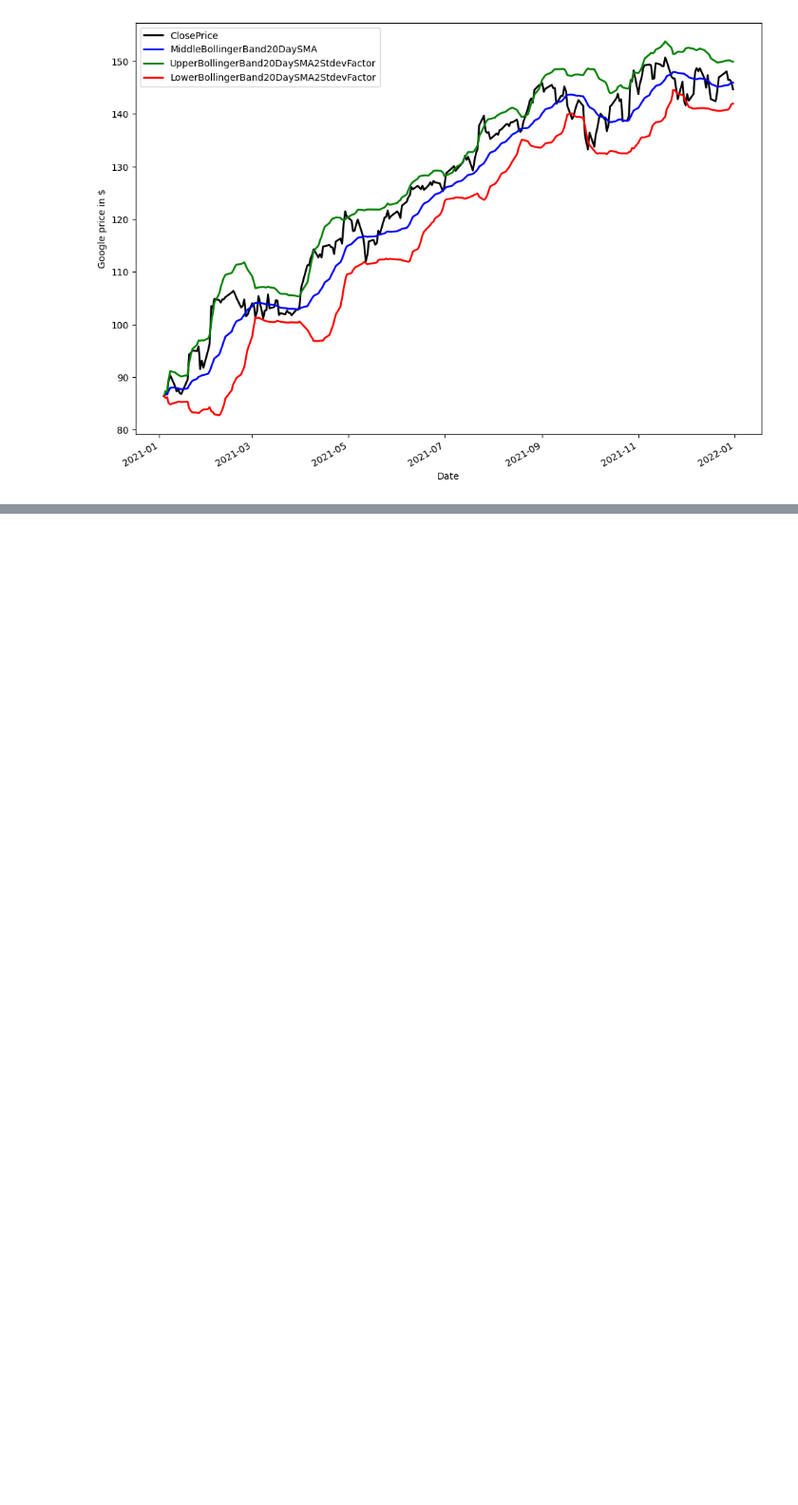
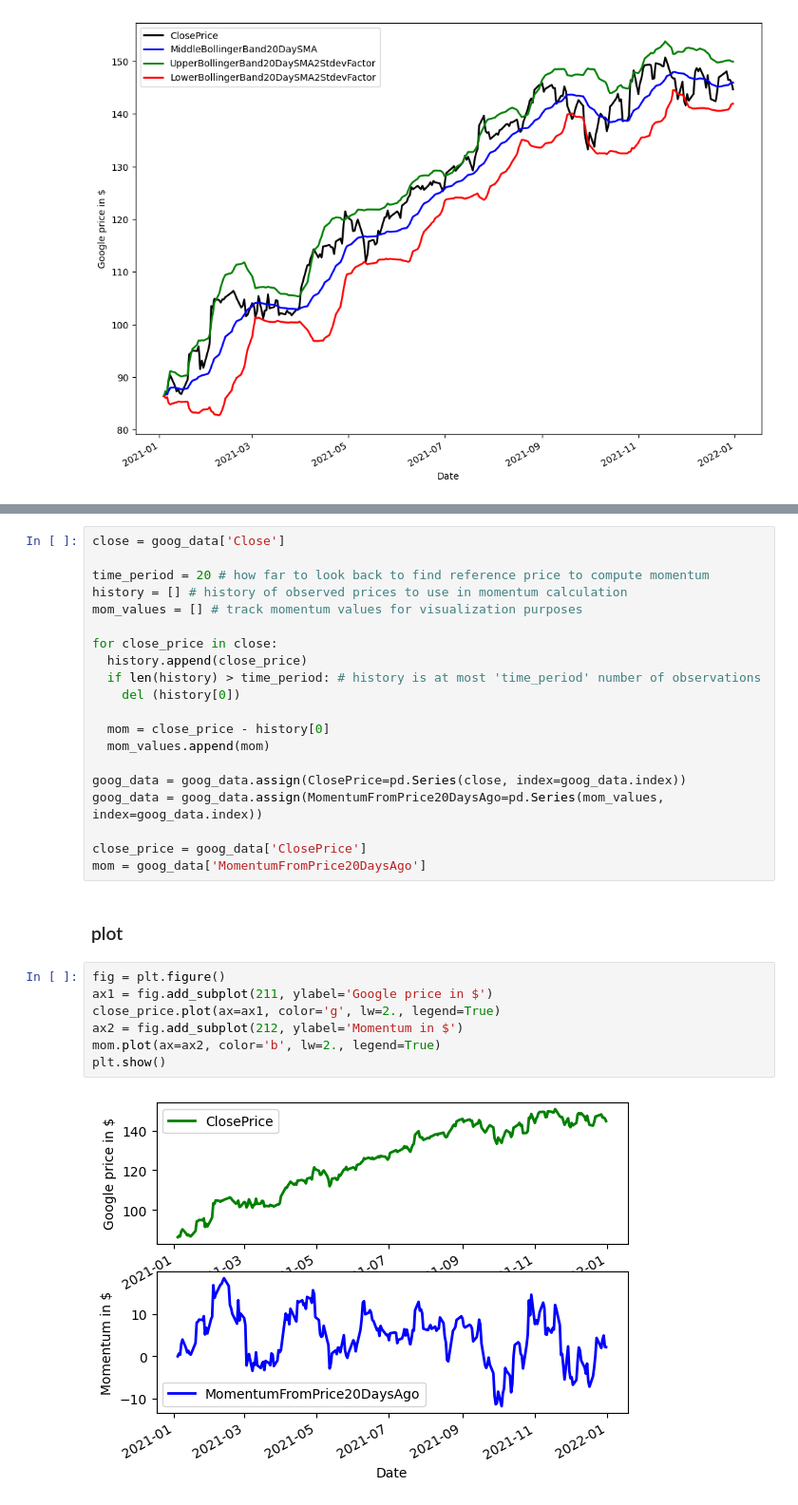
Before and after one commit to SajjadKiani/Learn-Algorithmic-Trading, a Jupyter notebook: Chapter2/basic_indicatirs.ipynb, the cells around one changed output, grey strips where cells are left out. Shown at 95% size. Cells and saved outputs as stored; diff of their text form; blank space fills up the shorter version.

```diff
--- a/Chapter2/basic_indicatirs.ipynb
+++ b/Chapter2/basic_indicatirs.ipynb
@@ -182,0 +326,31 @@ plt.show()
+# %%
+close = goog_data['Close']
+
+time_period = 20 # how far to look back to find reference price to compute momentum
+history = [] # history of observed prices to use in momentum calculation
+mom_values = [] # track momentum values for visualization purposes
+
+for close_price in close:
+  history.append(close_price)
+  if len(history) > time_period: # history is at most 'time_period' number of observations
+    del (history[0])
+
+  mom = close_price - history[0]
+  mom_values.append(mom)
+
+goog_data = goog_data.assign(ClosePrice=pd.Series(close, index=goog_data.index))
+goog_data = goog_data.assign(MomentumFromPrice20DaysAgo=pd.Series(mom_values, index=goog_data.index))
+
+close_price = goog_data['ClosePrice']
+mom = goog_data['MomentumFromPrice20DaysAgo']
+# %% [markdown]
+### plot
+# %%
+fig = plt.figure()
+ax1 = fig.add_subplot(211, ylabel='Google price in $')
+close_price.plot(ax=ax1, color='g', lw=2., legend=True)
+ax2 = fig.add_subplot(212, ylabel='Momentum in $')
+mom.plot(ax=ax2, color='b', lw=2., legend=True)
+plt.show()
+# %% [output]
+[figure, added]
```
Also changed, not shown: parts of 21 cells of this notebook.
